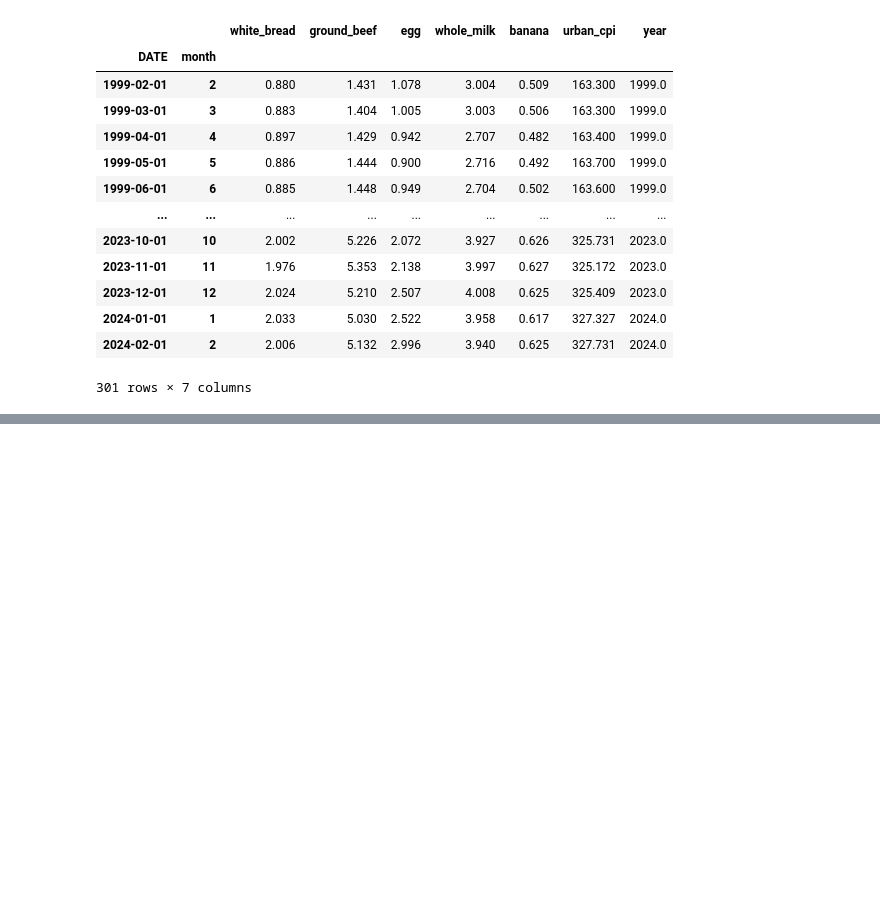
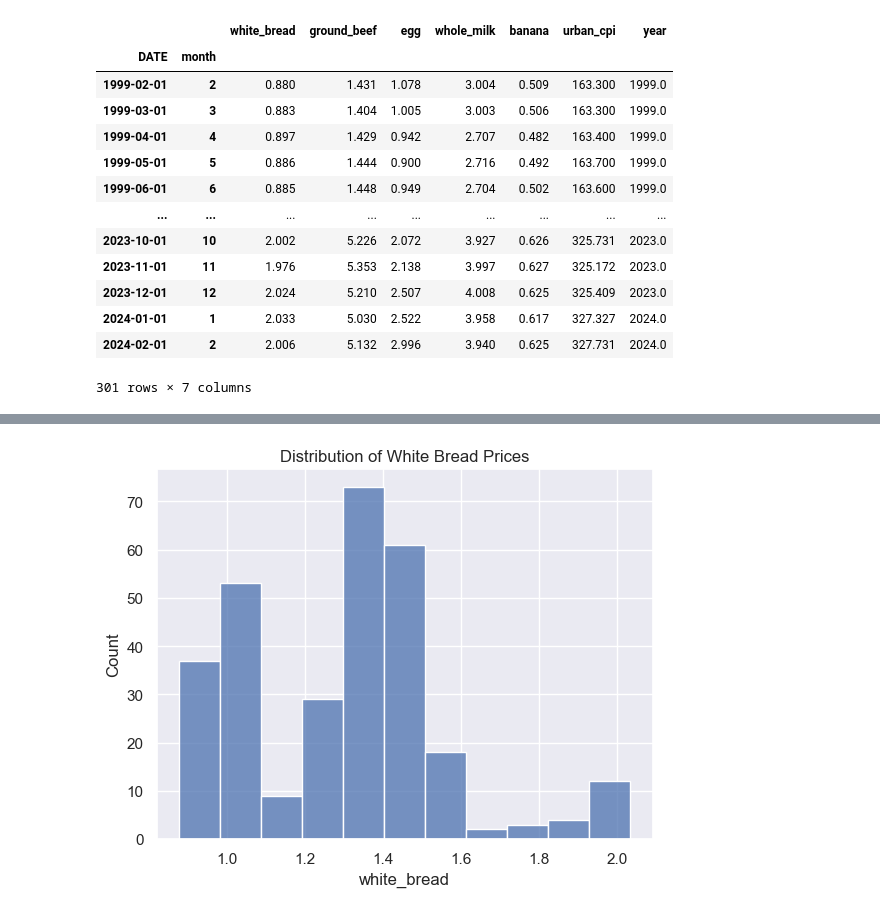
Before and after one commit to matthewjchin/grocerypriceanalysis, a Jupyter notebook: fred_groceries_eda.ipynb, the cells around one changed output, grey strips where cells are left out. Drawn from its saved outputs; the diff is of its cells as text; code cells hidden in the pictures; blank space fills up the shorter version.

```diff
--- a/fred_groceries_eda.ipynb
+++ b/fred_groceries_eda.ipynb
@@ -276,0 +293,6 @@ groceries_df.groupby(['DATE', 'month']).median()
+# %%
+sns.histplot(groceries_df['white_bread'])
+plt.title('Distribution of White Bread Prices')
+plt.show()
+# %% [output]
+[figure, added]
```
Also changed, not shown: parts of 5 cells of this notebook, 1 other file.
